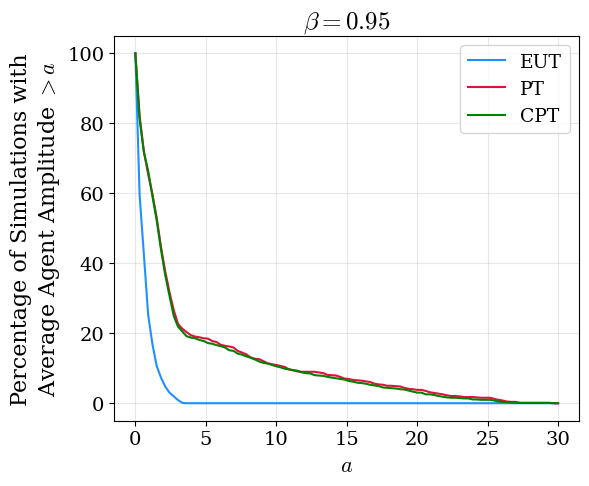
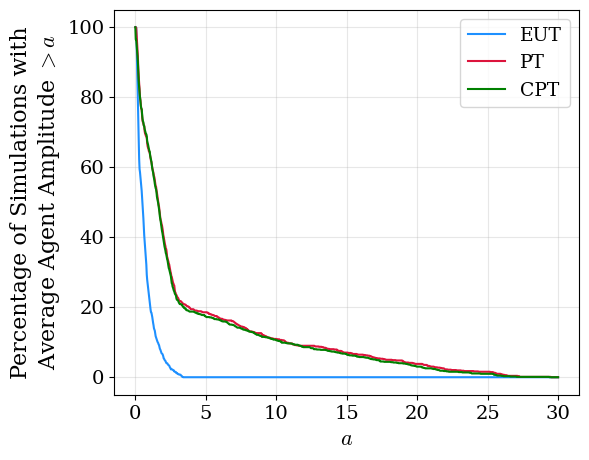
Code edit (unified diff) that turned the first committed figure into the second:
--- before
+++ after
@@ -1,5 +1,5 @@
 plt.figure(figsize=(6,5))
 
-cutoffs = np.linspace(0, 30, 100)
+cutoffs = np.linspace(0, 30, 1000)
 labels = ["EUT", "PT", "CPT"]
 colors = ["dodgerblue", "crimson", "green"]
@@ -20,5 +20,5 @@
 plt.ylabel("Percentage of Simulations with" + "\n"+ r"Average Agent Amplitude $> a$")
 plt.xlabel(r"$a$")
-plt.title(r"$\beta=0.95$")
-#plt.savefig("../figures/percent_simulations_amplitude.pdf", bbox_inches="tight")
+# plt.title(r"$\beta=0.95$")
+plt.savefig("../figures/percent_simulations_amplitude.pdf", bbox_inches="tight")
 plt.show()

Commit: update notebooks